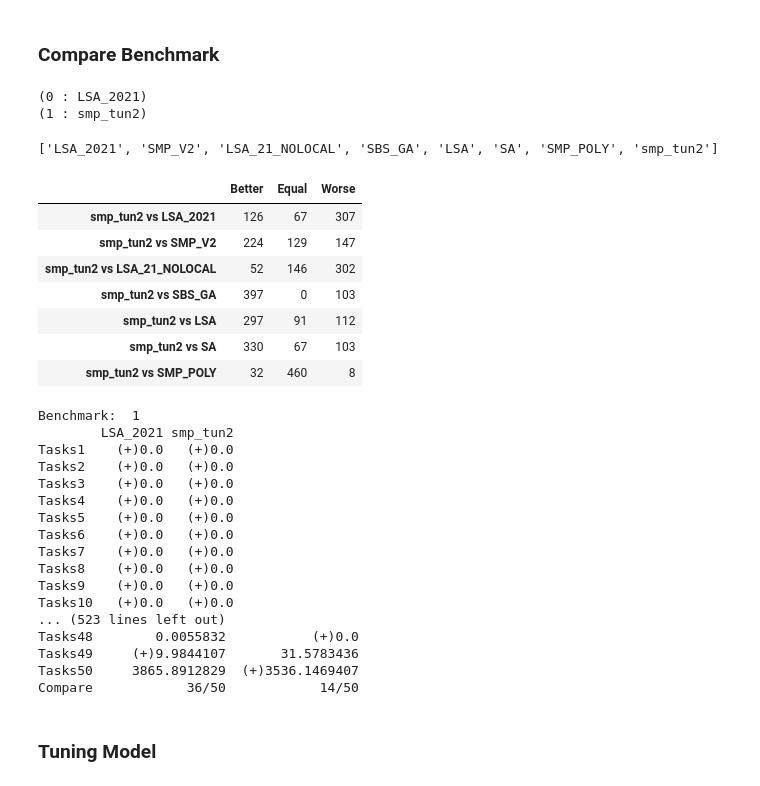
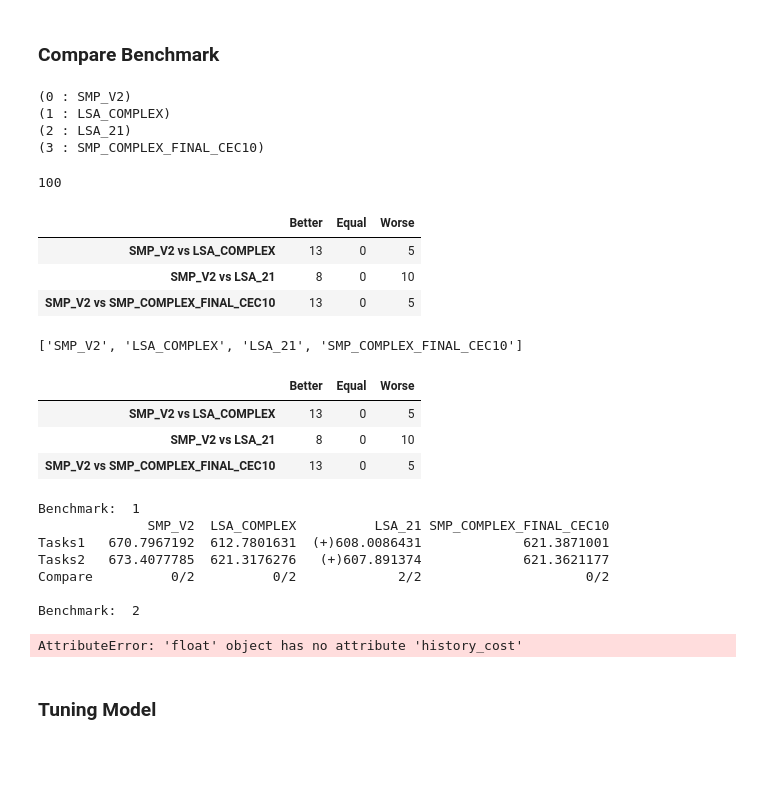
Before and after one commit to KM-MSO/MFEA_MSO, a Jupyter notebook: 7_multi_run.ipynb, the cells around one changed output. Cells and saved outputs as stored; diff of their text form; code cells hidden in the pictures; blank space fills up the shorter version.

Commit message:
fix compare result

```diff
--- a/7_multi_run.ipynb
+++ b/7_multi_run.ipynb
@@ -13,7 +13,9 @@ from MFEA_lib.operators.Search import *
 # %% [markdown]
 ### Compare Benchmark
 # %%
-compare = CompareResultBenchmark(path_folder="./RESULTS/result/GECCO20", ls_benchmark=[WCCI22_benchmark.get_50tasks_benchmark(i)[0] for i in range(1, 11)])
+compare = CompareResultBenchmark(path_folder="./RESULTS/result/WCCI22_complex", ls_benchmark=[WCCI22_benchmark.get_complex_benchmark(i)[0] for i in range(1, 11)])
 # %% [output]
-(0 : LSA_2021)
-(1 : smp_tun2)
+(0 : SMP_V2)
+(1 : LSA_COMPLEX)
+(2 : LSA_21)
+(3 : SMP_COMPLEX_FINAL_CEC10)
@@ -20,35 +24,33 @@ compare = CompareResultBenchmark(path_folder="./RESULTS/result/GECCO20", ls_benc
+# %%
+len(lsa.history_cost)
+# %% [output]
+100
+# %%
+compare.summarizing_compare_result_v2(idx_main_algo= 0,min_value=1e-6, idx_gener_compare=-1)
+# %% [output]
+|  | Better | Equal | Worse |
+| SMP_V2 vs LSA_COMPLEX | 13 | 0 | 5 |
+| SMP_V2 vs LSA_21 | 8 | 0 | 10 |
+| SMP_V2 vs SMP_COMPLEX_FINAL_CEC10 | 13 | 0 | 5 |
 # %%
-compare.summarizing_compare_result(idx_main_algo= ,min_value=1e-6)
+compare.summarizing_compare_result(idx_main_algo=0, min_value=1e-6)
 # %% [output]
-['LSA_2021', 'SMP_V2', 'LSA_21_NOLOCAL', 'SBS_GA', 'LSA', 'SA', 'SMP_POLY', 'smp_tun2']
+['SMP_V2', 'LSA_COMPLEX', 'LSA_21', 'SMP_COMPLEX_FINAL_CEC10']
 |  | Better | Equal | Worse |
-| smp_tun2 vs LSA_2021 | 126 | 67 | 307 |
-| smp_tun2 vs SMP_V2 | 224 | 129 | 147 |
-| smp_tun2 vs LSA_21_NOLOCAL | 52 | 146 | 302 |
-| smp_tun2 vs SBS_GA | 397 | 0 | 103 |
-| smp_tun2 vs LSA | 297 | 91 | 112 |
-| smp_tun2 vs SA | 330 | 67 | 103 |
-| smp_tun2 vs SMP_POLY | 32 | 460 | 8 |
+| SMP_V2 vs LSA_COMPLEX | 13 | 0 | 5 |
+| SMP_V2 vs LSA_21 | 8 | 0 | 10 |
+| SMP_V2 vs SMP_COMPLEX_FINAL_CEC10 | 13 | 0 | 5 |
 # %%
 compare.show_compare_detail(min_value=1e-6, round=7)
 # %% [output]
 Benchmark:  1
-        LSA_2021 smp_tun2
-Tasks1    (+)0.0   (+)0.0
-Tasks2    (+)0.0   (+)0.0
-Tasks3    (+)0.0   (+)0.0
-Tasks4    (+)0.0   (+)0.0
-Tasks5    (+)0.0   (+)0.0
-Tasks6    (+)0.0   (+)0.0
-Tasks7    (+)0.0   (+)0.0
-Tasks8    (+)0.0   (+)0.0
-Tasks9    (+)0.0   (+)0.0
-Tasks10   (+)0.0   (+)0.0
-... (523 lines left out)
-Tasks48        0.0055832           (+)0.0
-Tasks49     (+)9.9844107       31.5783436
-Tasks50     3865.8912829  (+)3536.1469407
-Compare            36/50            14/50
+              SMP_V2  LSA_COMPLEX          LSA_21 SMP_COMPLEX_FINAL_CEC10
+Tasks1   670.7967192  612.7801631  (+)608.0086431             621.3871001
+Tasks2   673.4077785  621.3176276   (+)607.891374             621.3621177
+Compare          0/2          0/2             2/2                     0/2
+
+Benchmark:  2
+AttributeError: 'float' object has no attribute 'history_cost'
 # %% [markdown]
 ### Tuning Model
 # %%
```
Also changed, not shown: parts of 4 cells of this notebook, 2 other files.
